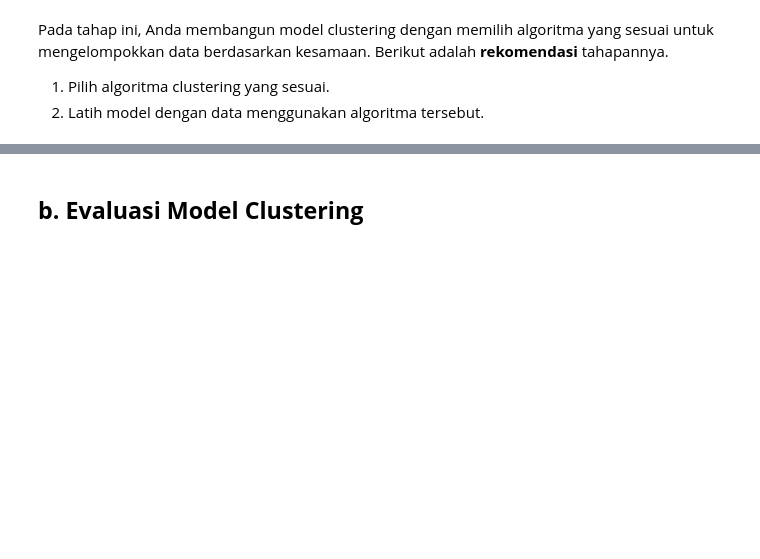
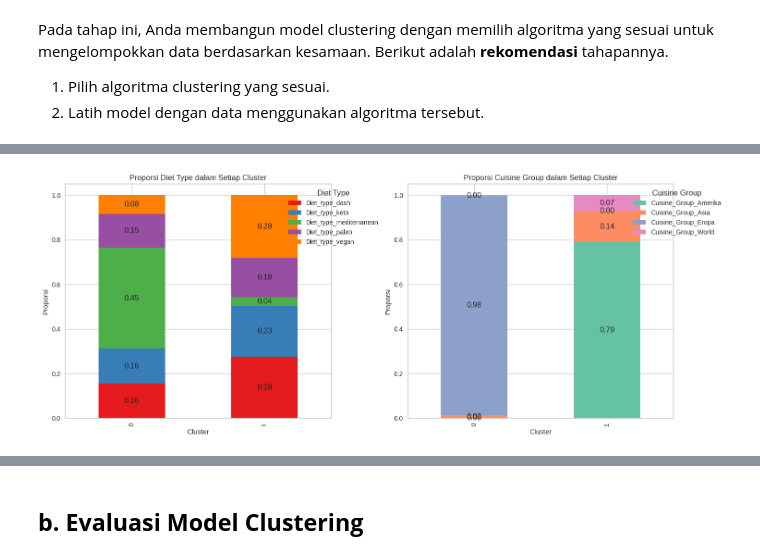
Before and after one commit to Us9r/DicodingBMLP, a Jupyter notebook: [Clustering]_Submission_Akhir_BMLP_Us9r.ipynb, the cells around one changed output, grey strips where cells are left out. Cells and saved outputs as stored; diff of their text form; code cells hidden in the pictures; blank space fills up the shorter version.

```diff
--- a/[Clustering]_Submission_Akhir_BMLP_Us9r.ipynb
+++ b/[Clustering]_Submission_Akhir_BMLP_Us9r.ipynb
@@ -518 +617,51 @@ Rata-rata lemak: 0.17
+# %%
+cluster_means = df_clustered.groupby('Cluster').mean()
+
+# Pisahkan kolom fitur kategorikal berdasarkan Diet_type dan Cuisine_Group
+diet_type_cols = [col for col in df.columns if col.startswith('Diet_type_')]
+cuisine_group_cols = [col for col in df.columns if col.startswith('Cuisine_Group_')]
+
+# Tentukan palet warna yang berbeda
+diet_type_palette = sns.color_palette("Set1", n_colors=len(diet_type_cols))  # Contoh: Set1
+cuisine_group_palette = sns.color_palette("Set2", n_colors=len(cuisine_group_cols))  # Contoh: Set2
+
+# Membuat stacked bar chart dengan palet warna berbeda dan label persentase
+fig, axes = plt.subplots(1, 2, figsize=(15, 6))  # 1 baris, 2 kolom
+
+# Diet Type Stacked Bar Chart
+cluster_means[diet_type_cols].plot(kind='bar', stacked=True, ax=axes[0], color=diet_type_palette)
+axes[0].set_title('Proporsi Diet Type dalam Setiap Cluster')
+axes[0].set_xlabel('Cluster')
+axes[0].set_ylabel('Proporsi')
+
+# Menambahkan label persentase untuk Diet Type
+for i, cluster in enumerate(cluster_means.index):
+    bottom = 0
+    for j, col in enumerate(diet_type_cols):
+        value = cluster_means.loc[cluster, col]
+        axes[0].text(i, bottom + value / 2, f'{value:.2f}', ha='center', va='center')
+        bottom += value
+
+axes[0].legend(title='Diet Type', loc='upper right', bbox_to_anchor=(1.2, 1))
+
+# Cuisine Group Stacked Bar Chart
+cluster_means[cuisine_group_cols].plot(kind='bar', stacked=True, ax=axes[1], color=cuisine_group_palette)
+axes[1].set_title('Proporsi Cuisine Group dalam Setiap Cluster')
+axes[1].set_xlabel('Cluster')
+axes[1].set_ylabel('Proporsi')
+
+# Menambahkan label persentase untuk Cuisine Group
+for i, cluster in enumerate(cluster_means.index):
+    bottom = 0
+    for j, col in enumerate(cuisine_group_cols):
+        value = cluster_means.loc[cluster, col]
+        axes[1].text(i, bottom + value / 2, f'{value:.2f}', ha='center', va='center')
+        bottom += value
+
+axes[1].legend(title='Cuisine Group', loc='upper right', bbox_to_anchor=(1.2, 1))
+
+plt.tight_layout()
+plt.show()
+# %% [output]
+[figure, added]
 # %%
```
Also changed, not shown: parts of 20 cells of this notebook.
